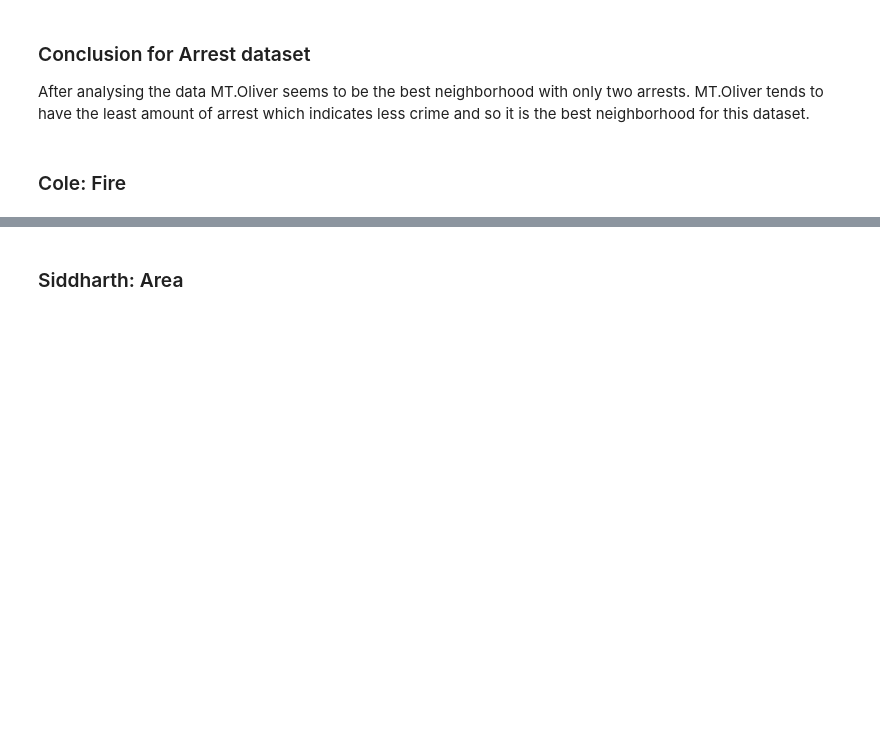
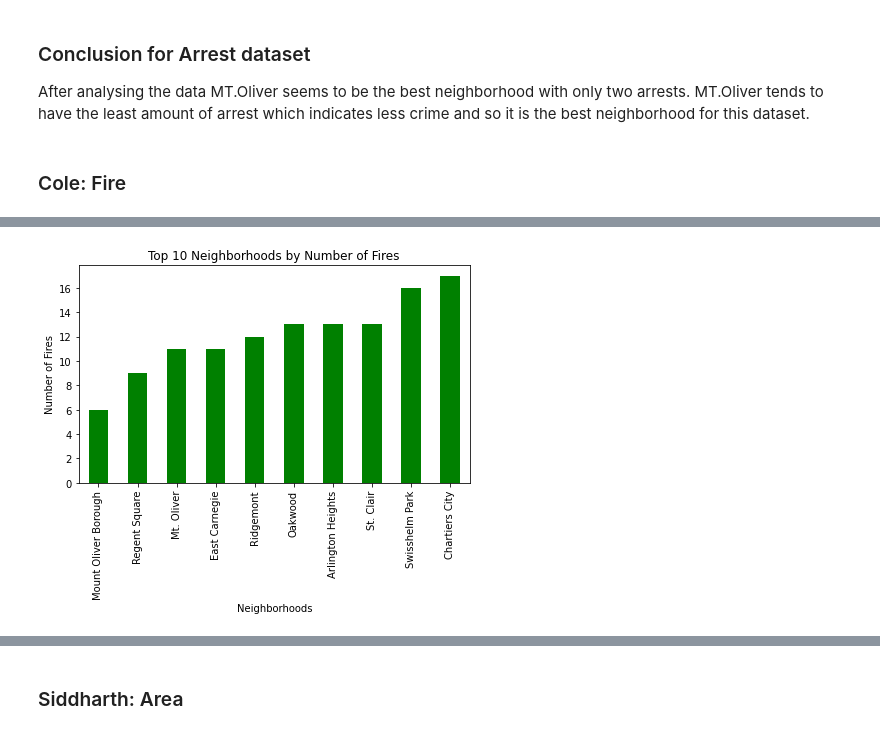
Before and after one commit to colegoucher/Final-Project, a Jupyter notebook: Final_Report.ipynb, the cells around one changed output, grey strips where cells are left out. Saved outputs shown, nothing was run; the diff lists cells and outputs as text; code cells hidden in the pictures; blank space fills up the shorter version.

```diff
--- a/Final_Report.ipynb
+++ b/Final_Report.ipynb
@@ -110,0 +149,10 @@ After analysing the data MT.Oliver seems to be the best neighborhood with only t
+# %%
+top_10 = (fireIncidents['neighborhood'].value_counts()).iloc[-10:]
+plt.subplots(figsize=(7, 4))
+top_10.plot.bar(color = 'green').invert_xaxis()
+plt.xlabel('Neighborhoods')
+plt.ylabel('Number of Fires')
+plt.title('Top 10 Neighborhoods by Number of Fires')
+plt.show()
+# %% [output]
+[figure, added]
```
Also changed, not shown: parts of 7 cells of this notebook.
